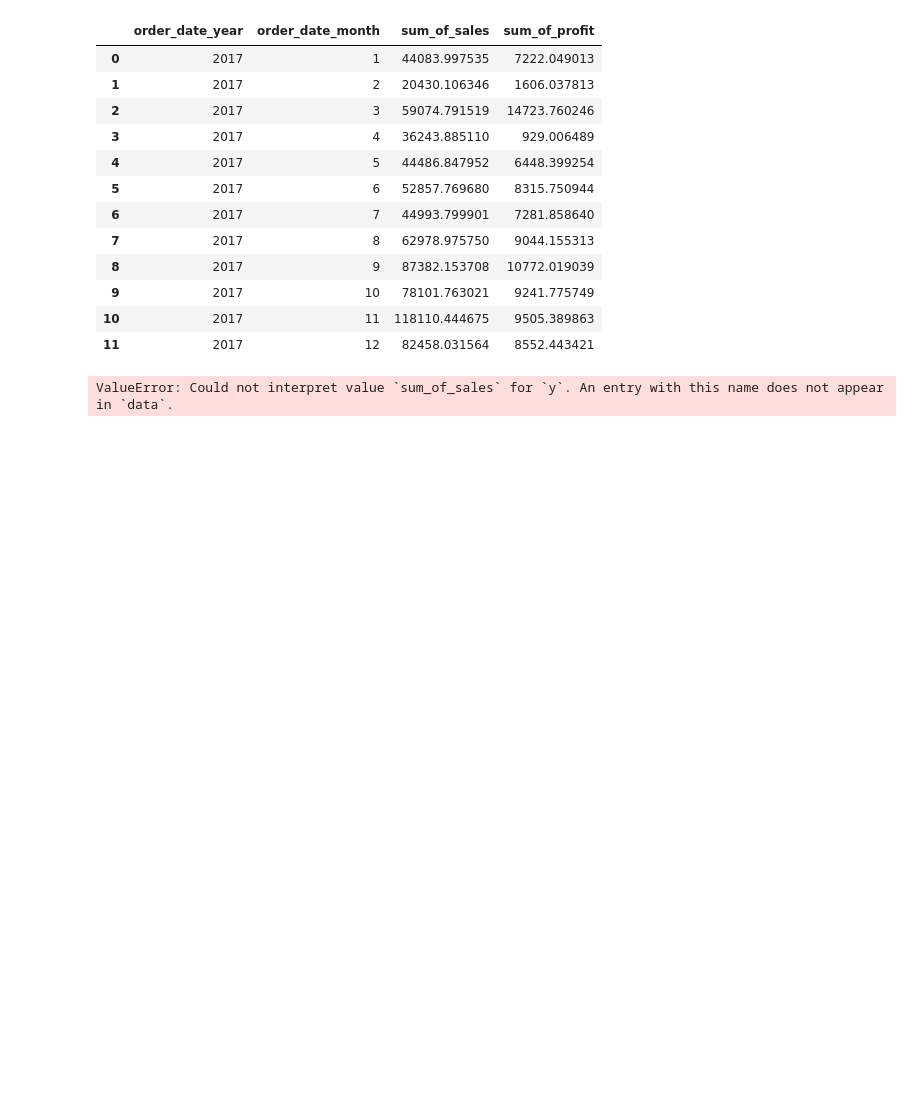
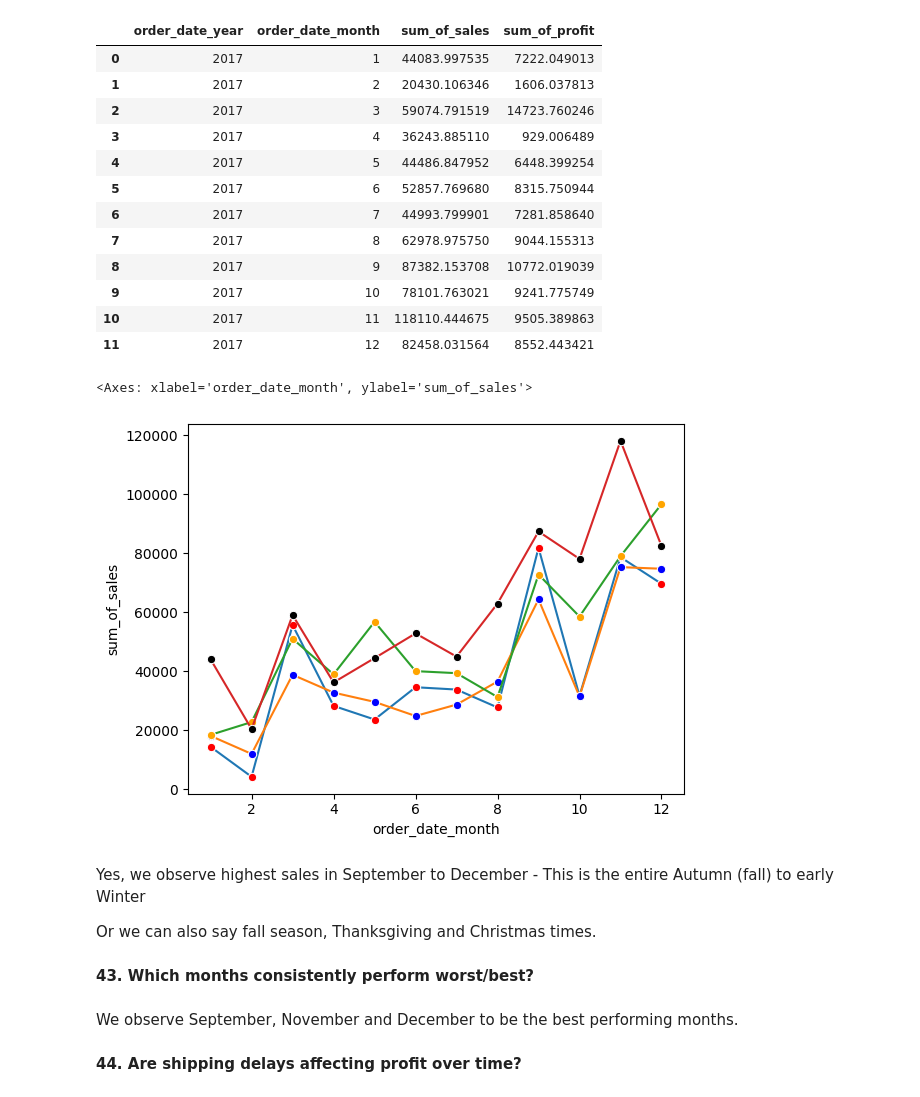
Before and after one commit to amithvardhan99/misc, a Jupyter notebook: PySpark Practice/notebook.ipynb, the cells around one changed output. Drawn from its saved outputs; the diff is of its cells as text; code cells hidden in the pictures; blank space fills up the shorter version.

```diff
--- a/PySpark Practice/notebook.ipynb
+++ b/PySpark Practice/notebook.ipynb
@@ -2090,8 +2094,20 @@ df_2017
 # %%
 import seaborn as sns
 
-ax = sns.lineplot(data=df_sales_monthly_pandas,x="order_date_month",y="sum_of_sales",marker="o",markerfacecolor="red")
-
-sns.lineplot(data=df_profit_monthly_pandas,x="order_date_month",y="sum_of_profit",marker="o",markerfacecolor="blue")
+ax = sns.lineplot(data=df_2014,x="order_date_month",y="sum_of_sales",marker="o",markerfacecolor="red")
+sns.lineplot(data=df_2015,x="order_date_month",y="sum_of_sales",marker="o",markerfacecolor="blue")
+sns.lineplot(data=df_2016,x="order_date_month",y="sum_of_sales",marker="o",markerfacecolor="orange")
+sns.lineplot(data=df_2017,x="order_date_month",y="sum_of_sales",marker="o",markerfacecolor="black")
 # %% [output]
-ValueError: Could not interpret value `sum_of_sales` for `y`. An entry with this name does not appear in `data`.
+<Axes: xlabel='order_date_month', ylabel='sum_of_sales'>
+[figure, added]
+# %% [markdown]
+Yes, we observe highest sales in September to December - This is the entire Autumn (fall) to early Winter
+
+Or we can also say fall season, Thanksgiving and Christmas times.
+# %% [markdown]
+**43. Which months consistently perform worst/best?**
+# %% [markdown]
+We observe September, November and December to be the best performing months.
+# %% [markdown]
+**44. Are shipping delays affecting profit over time?**
```
Also changed, not shown: parts of 5 cells of this notebook, 2 other files.
